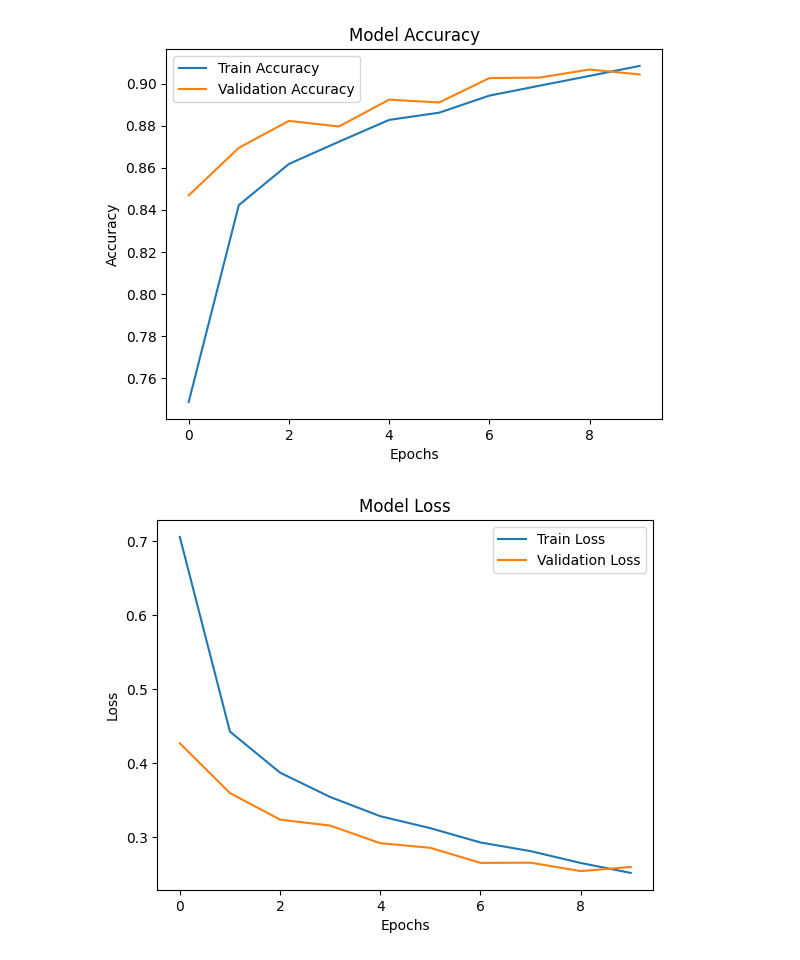
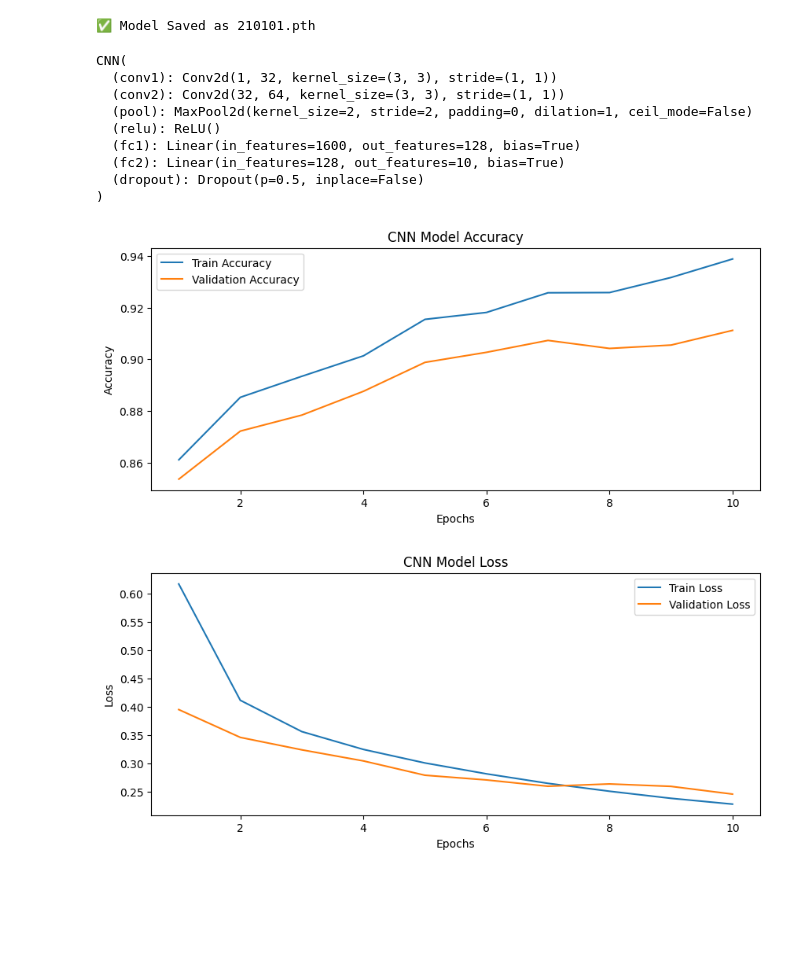
Before and after one commit to khondokarsumaya/210101__CNN_with_FMNIST, a Jupyter notebook: 210101___CNN_with_FMNIST.ipynb, the cells around one changed output. Saved outputs shown, nothing was run; the diff lists cells and outputs as text; code cells hidden in the pictures; blank space fills up the shorter version.

```diff
--- a/210101___CNN_with_FMNIST.ipynb
+++ b/210101___CNN_with_FMNIST.ipynb
@@ -112,0 +57,3 @@ Test Accuracy: 0.900600016117096
+# %%
+train_loader = DataLoader(train_dataset, batch_size=128, shuffle=True)
+test_loader  = DataLoader(test_dataset, batch_size=128, shuffle=False)
@@ -112,0 +82,4 @@ Test Accuracy: 0.900600016117096
+# %%
+device = torch.device("cuda" if torch.cuda.is_available() else "cpu")
+model = CNN().to(device)
+print(model)
@@ -112,0 +96,16 @@ Test Accuracy: 0.900600016117096
+# %%
+criterion = nn.CrossEntropyLoss()
+optimizer = optim.Adam(model.parameters(), lr=0.001)
+# %%
+def calculate_accuracy(loader, model):
+    model.eval()
+    correct = 0
+    total = 0
+    with torch.no_grad():
+        for images, labels in loader:
+            images, labels = images.to(device), labels.to(device)
+            outputs = model(images)
+            _, predicted = torch.max(outputs.data, 1)
+            total += labels.size(0)
+            correct += (predicted == labels).sum().item()
+    return correct / total
@@ -113 +171,6 @@ Test Accuracy: 0.900600016117096
+# %%
+torch.save(model.state_dict(), "210101.pth")
+print("✅ Model Saved as 210101.pth")
+# %% [output]
+✅ Model Saved as 210101.pth
 # %%
@@ -124,0 +182,13 @@ def preprocess_image(img_path):
+# %%
+model.load_state_dict(torch.load("210101.pth", map_location=device))
+model.eval()
+# %% [output]
+CNN(
+  (conv1): Conv2d(1, 32, kernel_size=(3, 3), stride=(1, 1))
+  (conv2): Conv2d(32, 64, kernel_size=(3, 3), stride=(1, 1))
+  (pool): MaxPool2d(kernel_size=2, stride=2, padding=0, dilation=1, ceil_mode=False)
+  (relu): ReLU()
+  (fc1): Linear(in_features=1600, out_features=128, bias=True)
+  (fc2): Linear(in_features=128, out_features=10, bias=True)
+  (dropout): Dropout(p=0.5, inplace=False)
+)
@@ -125,22 +206,22 @@ def preprocess_image(img_path):
 # %%
-
-plt.plot(history.history['accuracy'], label='Train Accuracy')
-plt.plot(history.history['val_accuracy'], label='Validation Accuracy')
+plt.figure(figsize=(10,4))
+plt.plot(range(1, epochs+1), train_accuracies, label='Train Accuracy')
+plt.plot(range(1, epochs+1), val_accuracies, label='Validation Accuracy')
 plt.xlabel('Epochs')
 plt.ylabel('Accuracy')
+plt.title('CNN Model Accuracy')
 plt.legend()
-plt.title('Model Accuracy')
 plt.show()
 # %% [output]
-[figure, old version]
+[figure, new version]
 # %%
-
-plt.plot(history.history['loss'], label='Train Loss')
-plt.plot(history.history['val_loss'], label='Validation Loss')
+plt.figure(figsize=(10,4))
+plt.plot(range(1, epochs+1), train_losses, label='Train Loss')
+plt.plot(range(1, epochs+1), val_losses, label='Validation Loss')
 plt.xlabel('Epochs')
 plt.ylabel('Loss')
+plt.title('CNN Model Loss')
 plt.legend()
-plt.title('Model Loss')
 plt.show()
 # %% [output]
-[figure, old version]
+[figure, new version]
```
Also changed, not shown: parts of 23 cells of this notebook.
